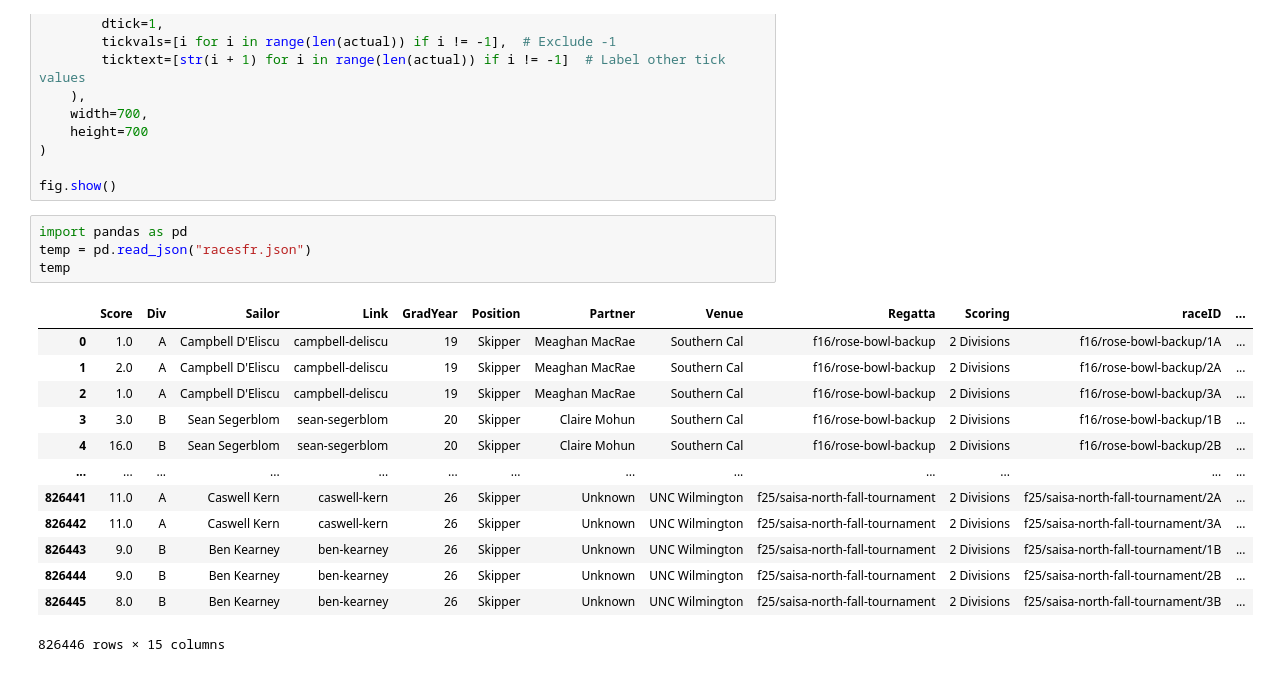
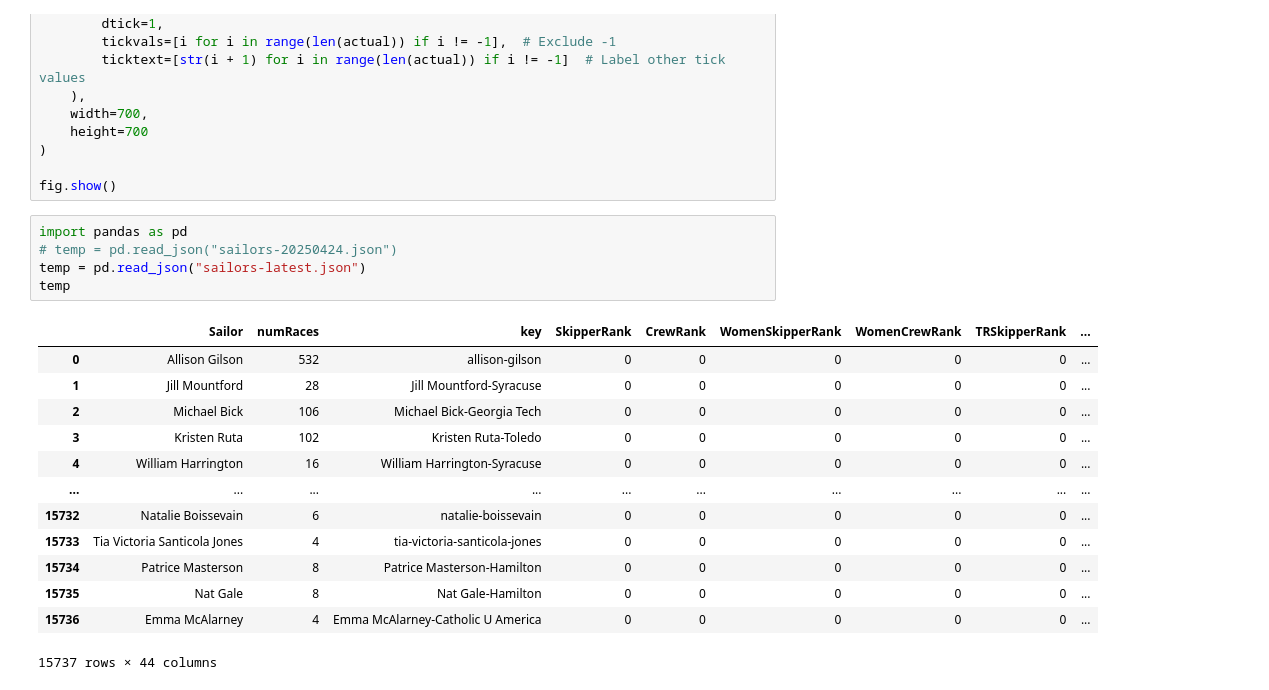
Before and after one commit to 7fi/sailing-rating-calculation, a Jupyter notebook: rankCompare.ipynb, the cells around one changed output. Saved outputs shown, nothing was run; the diff lists cells and outputs as text.

```diff
--- a/rankCompare.ipynb
+++ b/rankCompare.ipynb
@@ -83,19 +83,20 @@ fig.update_layout(
 fig.show()
 # %%
 import pandas as pd
-temp = pd.read_json("racesfr.json")
+# temp = pd.read_json("sailors-20250424.json")
+temp = pd.read_json("sailors-latest.json")
 temp
 # %% [output]
-|  | Score | Div | Sailor | Link | GradYear | Position | Partner | Venue | Regatta | Scoring | raceID | ... |
-| 0 | 1.0 | A | Campbell D'Eliscu | campbell-deliscu | 19 | Skipper | Meaghan MacRae | Southern Cal | f16/rose-bowl-backup | 2 Divisions | f16/rose-bowl-backup/1A | ... |
-| 1 | 2.0 | A | Campbell D'Eliscu | campbell-deliscu | 19 | Skipper | Meaghan MacRae | Southern Cal | f16/rose-bowl-backup | 2 Divisions | f16/rose-bowl-backup/2A | ... |
-| 2 | 1.0 | A | Campbell D'Eliscu | campbell-deliscu | 19 | Skipper | Meaghan MacRae | Southern Cal | f16/rose-bowl-backup | 2 Divisions | f16/rose-bowl-backup/3A | ... |
-| 3 | 3.0 | B | Sean Segerblom | sean-segerblom | 20 | Skipper | Claire Mohun | Southern Cal | f16/rose-bowl-backup | 2 Divisions | f16/rose-bowl-backup/1B | ... |
-| 4 | 16.0 | B | Sean Segerblom | sean-segerblom | 20 | Skipper | Claire Mohun | Southern Cal | f16/rose-bowl-backup | 2 Divisions | f16/rose-bowl-backup/2B | ... |
-| ... | ... | ... | ... | ... | ... | ... | ... | ... | ... | ... | ... | ... |
-| 826441 | 11.0 | A | Caswell Kern | caswell-kern | 26 | Skipper | Unknown | UNC Wilmington | f25/saisa-north-fall-tournament | 2 Divisions | f25/saisa-north-fall-tournament/2A | ... |
-| 826442 | 11.0 | A | Caswell Kern | caswell-kern | 26 | Skipper | Unknown | UNC Wilmington | f25/saisa-north-fall-tournament | 2 Divisions | f25/saisa-north-fall-tournament/3A | ... |
-| 826443 | 9.0 | B | Ben Kearney | ben-kearney | 26 | Skipper | Unknown | UNC Wilmington | f25/saisa-north-fall-tournament | 2 Divisions | f25/saisa-north-fall-tournament/1B | ... |
-| 826444 | 9.0 | B | Ben Kearney | ben-kearney | 26 | Skipper | Unknown | UNC Wilmington | f25/saisa-north-fall-tournament | 2 Divisions | f25/saisa-north-fall-tournament/2B | ... |
-| 826445 | 8.0 | B | Ben Kearney | ben-kearney | 26 | Skipper | Unknown | UNC Wilmington | f25/saisa-north-fall-tournament | 2 Divisions | f25/saisa-north-fall-tournament/3B | ... |
+|  | Sailor | numRaces | key | SkipperRank | CrewRank | WomenSkipperRank | WomenCrewRank | TRSkipperRank | ... |
+| 0 | Allison Gilson | 532 | allison-gilson | 0 | 0 | 0 | 0 | 0 | ... |
+| 1 | Jill Mountford | 28 | Jill Mountford-Syracuse | 0 | 0 | 0 | 0 | 0 | ... |
+| 2 | Michael Bick | 106 | Michael Bick-Georgia Tech | 0 | 0 | 0 | 0 | 0 | ... |
+| 3 | Kristen Ruta | 102 | Kristen Ruta-Toledo | 0 | 0 | 0 | 0 | 0 | ... |
+| 4 | William Harrington | 16 | William Harrington-Syracuse | 0 | 0 | 0 | 0 | 0 | ... |
+| ... | ... | ... | ... | ... | ... | ... | ... | ... | ... |
+| 15732 | Natalie Boissevain | 6 | natalie-boissevain | 0 | 0 | 0 | 0 | 0 | ... |
+| 15733 | Tia Victoria Santicola Jones | 4 | tia-victoria-santicola-jones | 0 | 0 | 0 | 0 | 0 | ... |
+| 15734 | Patrice Masterson | 8 | Patrice Masterson-Hamilton | 0 | 0 | 0 | 0 | 0 | ... |
+| 15735 | Nat Gale | 8 | Nat Gale-Hamilton | 0 | 0 | 0 | 0 | 0 | ... |
+| 15736 | Emma McAlarney | 4 | Emma McAlarney-Catholic U America | 0 | 0 | 0 | 0 | 0 | ... |
-826446 rows × 15 columns
+15737 rows × 44 columns
```
Also changed, not shown: parts of 1 cell of this notebook, 3 other files.
